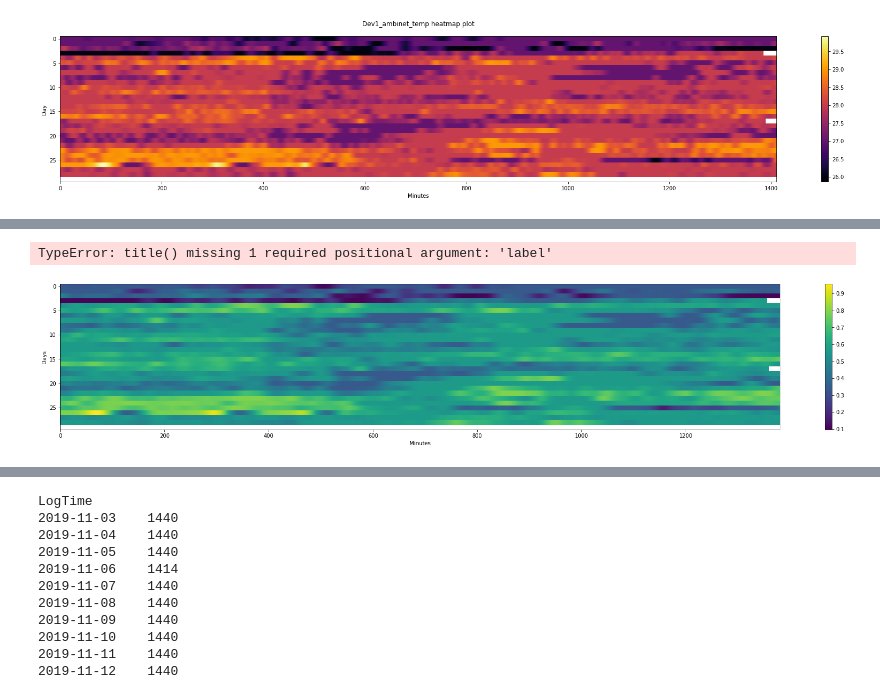
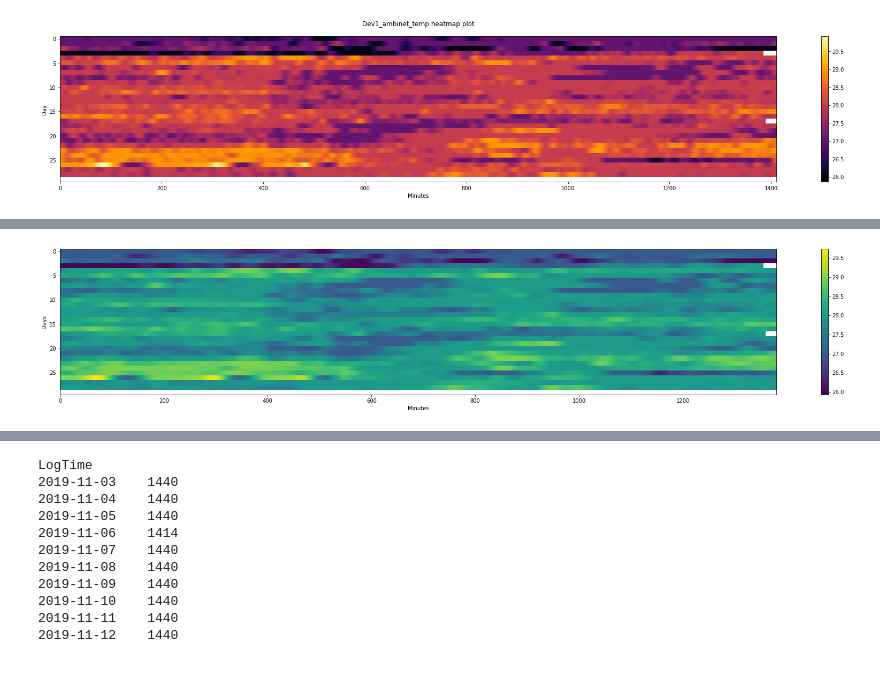
Before and after one commit to yungclee/WebEnv-Proj, a Jupyter notebook: Code/main.ipynb, the cells around one changed output, grey strips where cells are left out. Saved outputs shown, nothing was run; the diff lists cells and outputs as text; code cells hidden in the pictures.

```diff
--- a/Code/main.ipynb
+++ b/Code/main.ipynb
@@ -156,22 +156,20 @@ vis.df[['Dev0_power_temp','Dev1_power_temp','Dev2_power_temp','AC0_current']].co
 # %%
 from matplotlib import cm
 w = np.hanning(60)
 
 groups = work_df.set_index('LogTime')['Dev1_ambinet_temp'].groupby(pd.Grouper(freq='D'))
 months = pd.concat([pd.DataFrame(x[1].values) for x in groups], axis=1).apply(lambda x : np.convolve(w/w.sum(),x,mode='valid'))
 months = pd.DataFrame(months)
 months = months.T
 months.shape
 
 fig = plt.figure(figsize=(30,5))
 ax = fig.add_subplot(111)
-xac = ax.matshow(months, interpolation=None, cmap="viridis", aspect='auto')
+cax = ax.matshow(months, interpolation=None, cmap="viridis", aspect='auto')
 fig.colorbar(cax)
 ax.xaxis.set_ticks_position('bottom')
 plt.xlabel('Minutes')
 plt.ylabel('Days')
-plt.title()
 plt.show()
 # %% [output]
-TypeError: title() missing 1 required positional argument: 'label'
-[figure, old version]
+[figure, new version]
```
Also changed, not shown: parts of 14 cells of this notebook.
